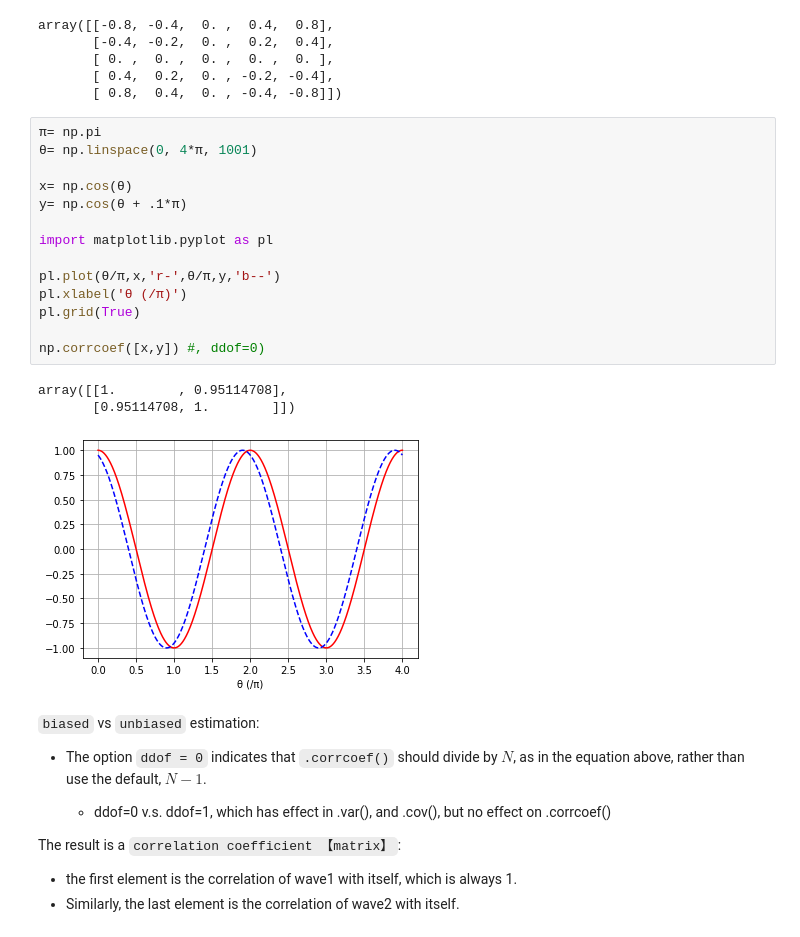
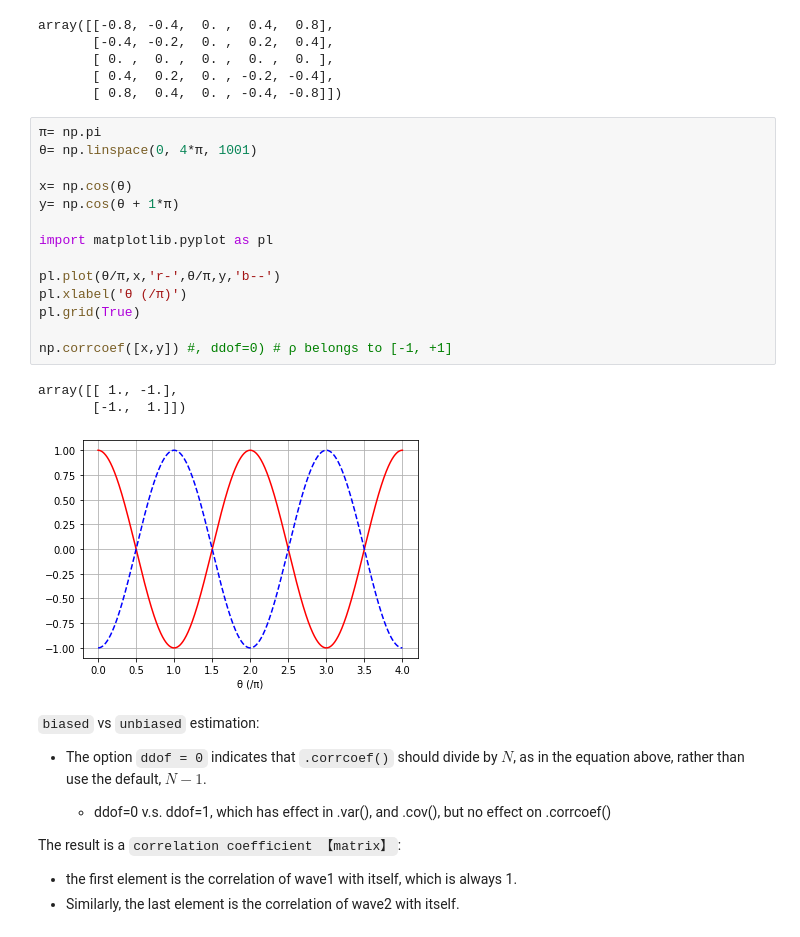
Before and after one commit to renyuanL/_ryDsp2020, a Jupyter notebook: code/ch05.ipynb, the cells around one changed output. Saved outputs shown, nothing was run; the diff lists cells and outputs as text.

```diff
--- a/code/ch05.ipynb
+++ b/code/ch05.ipynb
@@ -254,21 +261,21 @@ array([[-0.8, -0.4,  0. ,  0.4,  0.8],
 # %%
 π= np.pi
 θ= np.linspace(0, 4*π, 1001)
 
 x= np.cos(θ)
-y= np.cos(θ + .1*π)
+y= np.cos(θ + 1*π)
 
 import matplotlib.pyplot as pl
 
 pl.plot(θ/π,x,'r-',θ/π,y,'b--')
 pl.xlabel('θ (/π)')
 pl.grid(True)
 
-np.corrcoef([x,y]) #, ddof=0)
+np.corrcoef([x,y]) #, ddof=0) # ρ belongs to [-1, +1]
 # %% [output]
-array([[1.        , 0.95114708],
-       [0.95114708, 1.        ]])
+array([[ 1., -1.],
+       [-1.,  1.]])
-[figure, old version]
+[figure, new version]
 # %% [markdown]
 `biased` vs `unbiased` estimation:
 
```
Also changed, not shown: parts of 17 cells of this notebook, 1 other file.
